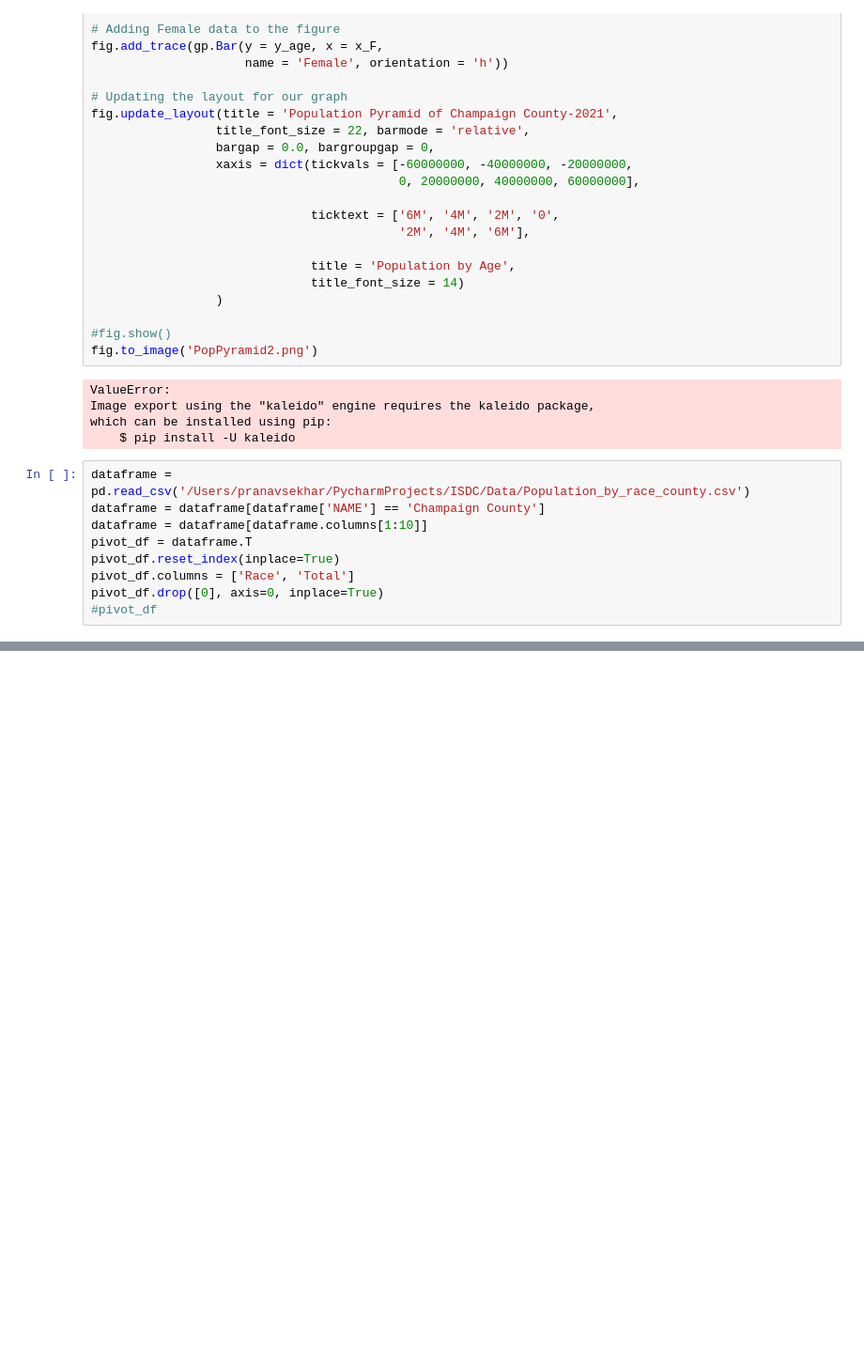
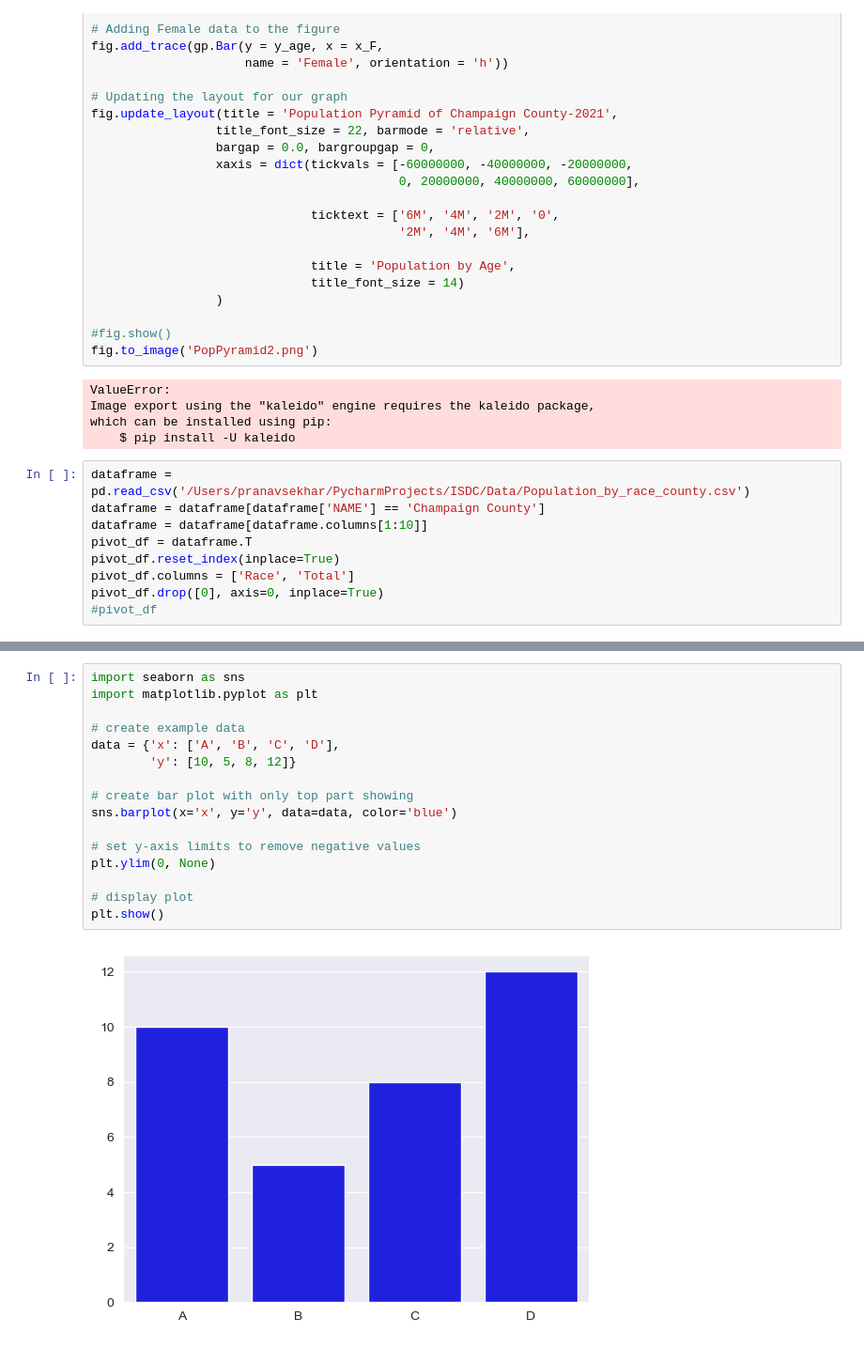
Before and after one commit to Praetor07/ISDC, a Jupyter notebook: Visuals.ipynb, the cells around one changed output, grey strips where cells are left out. Shown at 94% size. Saved outputs shown, nothing was run; the diff lists cells and outputs as text; blank space fills up the shorter version.

```diff
--- a/Visuals.ipynb
+++ b/Visuals.ipynb
@@ -75,0 +77,18 @@ plt.plot(x,y)
+# %%
+import seaborn as sns
+import matplotlib.pyplot as plt
+
+# create example data
+data = {'x': ['A', 'B', 'C', 'D'],
+        'y': [10, 5, 8, 12]}
+
+# create bar plot with only top part showing
+sns.barplot(x='x', y='y', data=data, color='blue')
+
+# set y-axis limits to remove negative values
+plt.ylim(0, None)
+
+# display plot
+plt.show()
+# %% [output]
+[figure, added]
```
Also changed, not shown: parts of 1 cell of this notebook, 24 other files.
